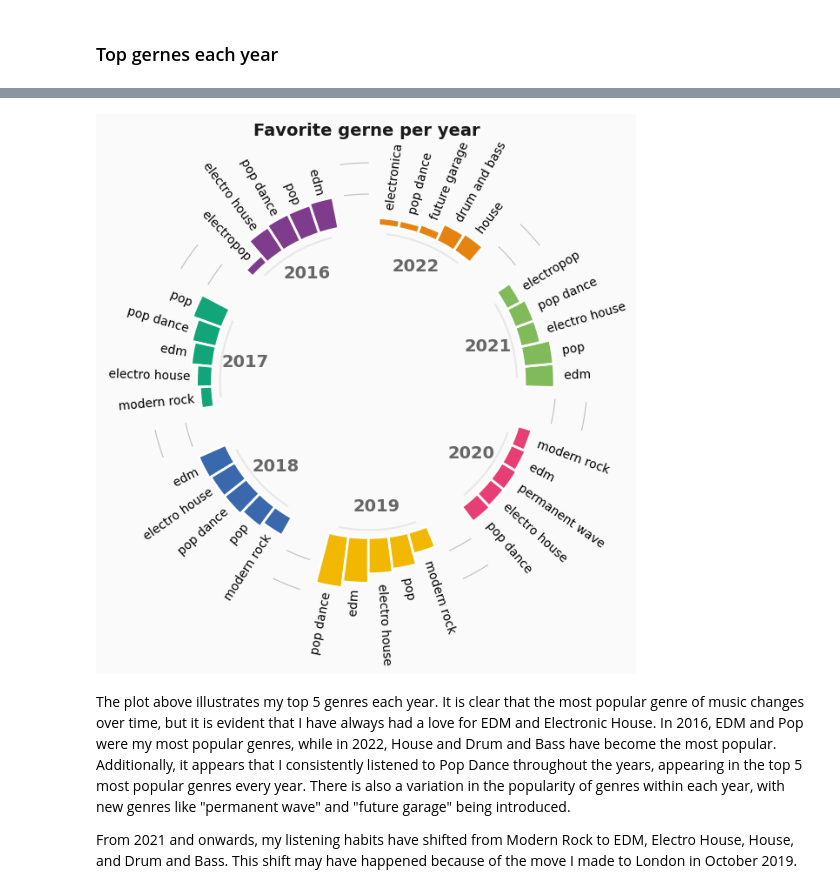
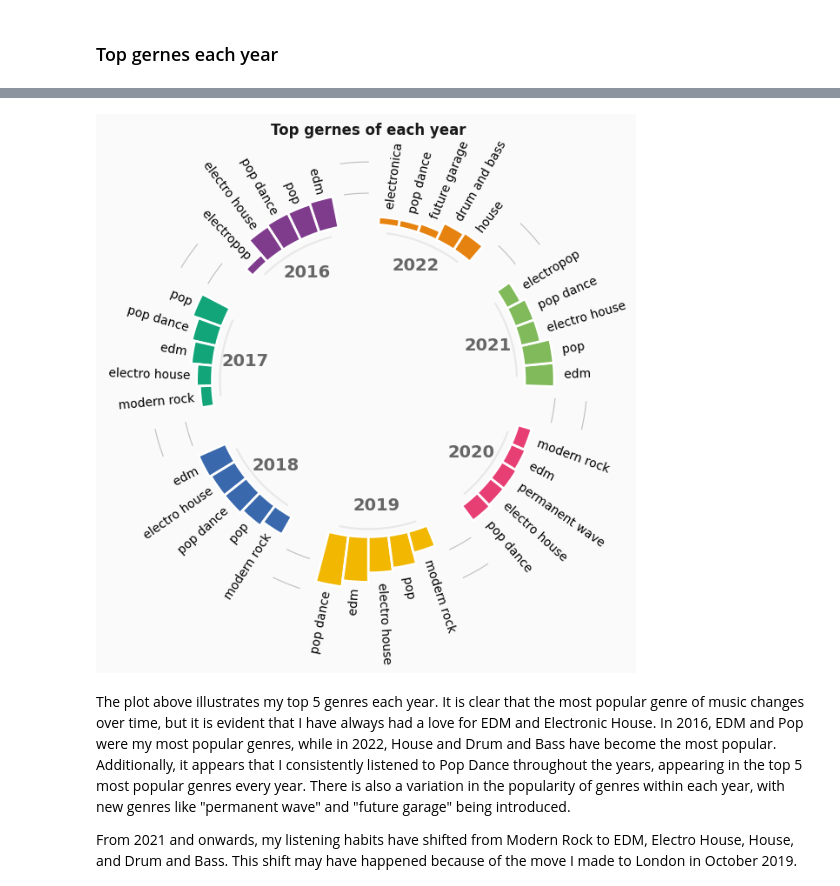
Before and after one commit to zpapagianni/Spotify_project, a Jupyter notebook: notebooks/EDA-clustering.ipynb, the cells around one changed output, grey strips where cells are left out. Drawn from its saved outputs; the diff is of its cells as text; code cells hidden in the pictures.

```diff
--- a/notebooks/EDA-clustering.ipynb
+++ b/notebooks/EDA-clustering.ipynb
@@ -247,9 +229,9 @@ ax.set_yticks([])
 
 # Add title
 fig.text(
-    0.38,
+    0.4,
     0.9,
-    "Top gernes by each year",
+    "Top gernes of each year",
     color=GREY10,
     fontsize=12,
     weight="bold"
@@ -263,34 +245,34 @@ ax.bar(
     ANGLES[IDXS], VALUES, width=WIDTH, color=COLORS,
     edgecolor="white", linewidth=2
 )
 
 # Add labels to the bars using the add_labels function
 add_labels(ANGLES[IDXS], VALUES, LABELS, OFFSET, ax)
 
 # This iterates over the sizes of the groups adding reference
 # lines and annotations.
 offset = 0
 for group, size in zip(np.unique(GROUP), GROUPS_SIZE):
     # Add line below bars
     x1 = np.linspace(ANGLES[offset + PAD], ANGLES[offset + size + PAD - 1], num=50)
     ax.plot(x1, [-5] * 50, color=GREY91)
 
     # Add text to indicate group
     ax.text(
         np.mean(x1), -20, group, color=GREY40, fontsize=14,
         fontweight="bold", ha="center", va="center"
     )
 
     # Add reference lines at 20, 40, 60, and 80
     x2 = np.linspace(ANGLES[offset], ANGLES[offset + PAD - 1], num=50)
     ax.plot(x2, [20] * 50, color="#bebebe", lw=0.8)
     ax.plot(x2, [40] * 50, color="#bebebe", lw=0.8)
     ax.plot(x2, [60] * 50, color="#bebebe", lw=0.8)
     ax.plot(x2, [80] * 50, color="#bebebe", lw=0.8)
 
     offset += size + PAD
 # %% [output]
-[figure, old version]
+[figure, new version]
 # %% [markdown]
 The plot above illustrates my top 5 genres each year. It is clear that the most popular genre of music changes over time, but it is evident that I have always had a love for EDM and Electronic House. In 2016, EDM and Pop were my most popular genres, while in 2022, House and Drum and Bass have become the most popular. Additionally, it appears that I consistently listened to Pop Dance throughout the years, appearing in the top 5 most popular genres every year. There is also a variation in the popularity of genres within each year, with new genres like "permanent wave" and "future garage" being introduced.
 
```
Also changed, not shown: parts of 1 cell of this notebook.
